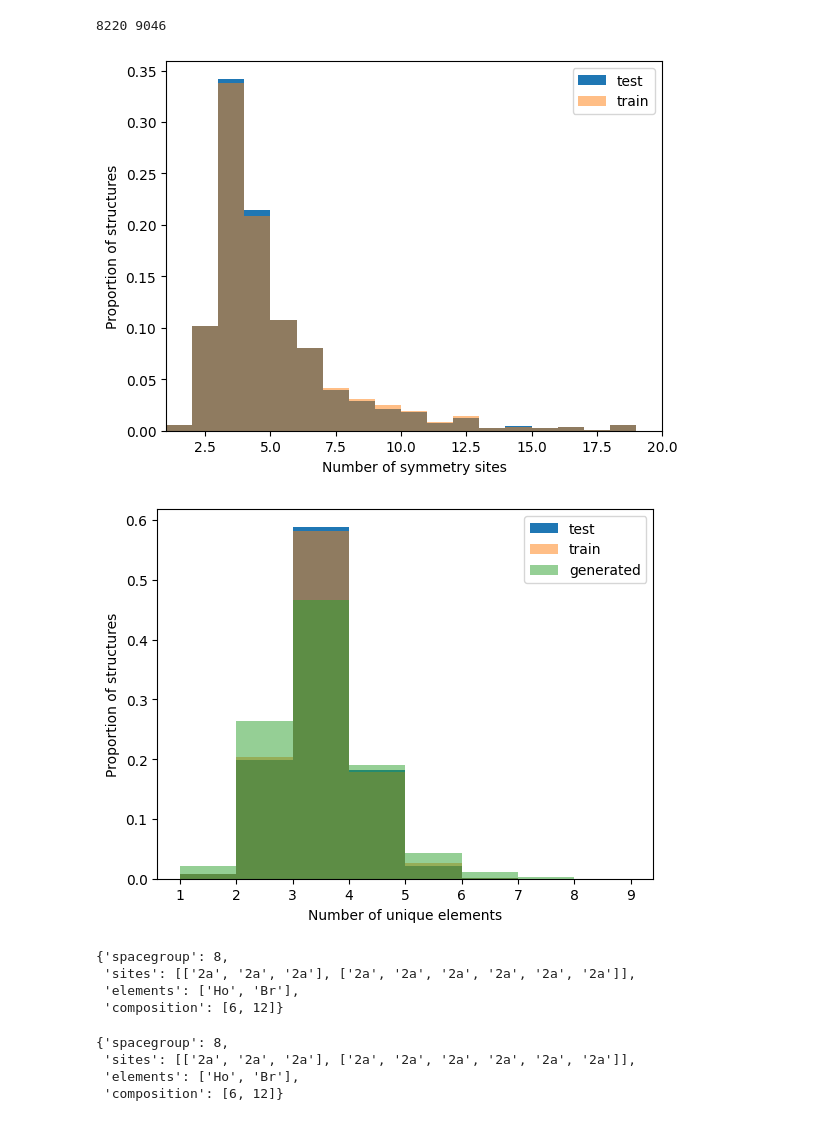
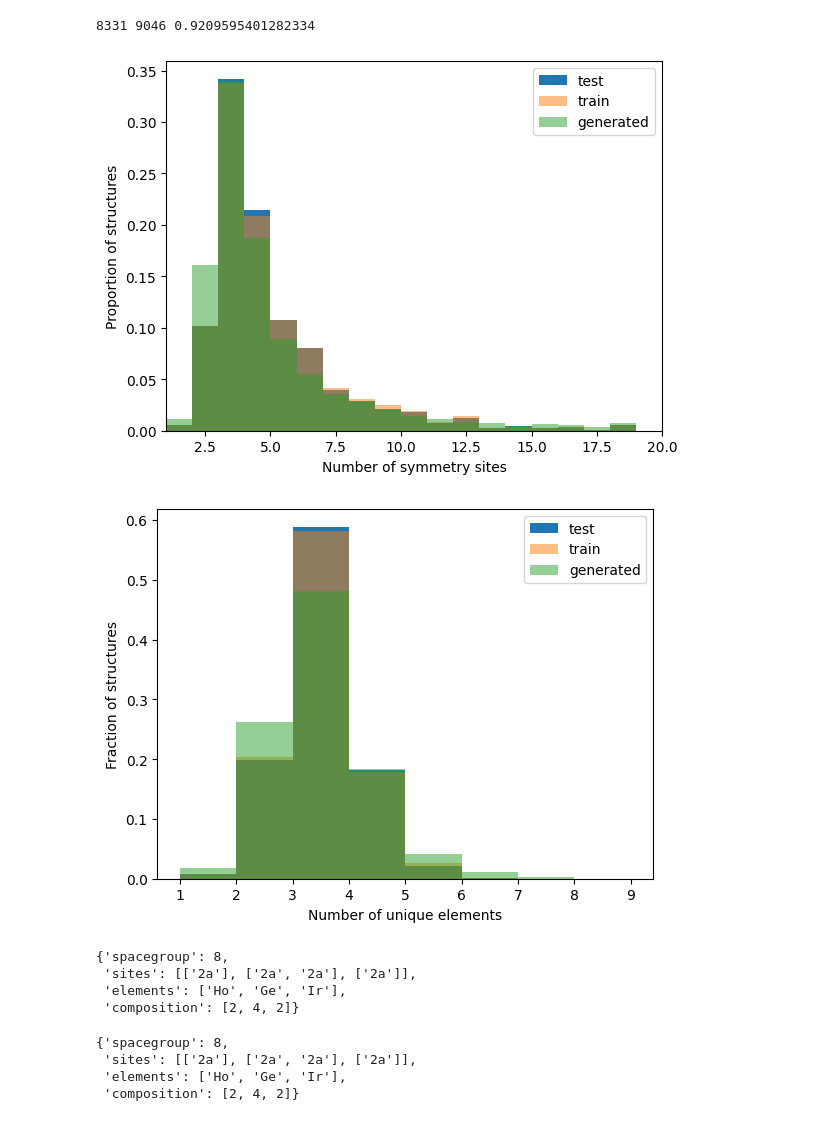
Before and after one commit to kedhip/WyckoffTransformer, a Jupyter notebook: Calibrate.ipynb, the cells around one changed output. Cells and saved outputs as stored; diff of their text form; code cells hidden in the pictures.

```diff
--- a/Calibrate.ipynb
+++ b/Calibrate.ipynb
@@ -23,6 +23,6 @@ model = WyckoffTransformerModel(
     d_hid=d_hid,
     nlayers=nlayers,
     dropout=dropout).to(device)
-model.load_state_dict(torch.load('checkpoints/2024-03-04_22-21-57/best_model_params.pt'))
+model.load_state_dict(torch.load('checkpoints/2024-04-09_15-59-59/best_model_params.pt'))
 model.eval()
 # %% [output]
@@ -35,10 +49,12 @@ from torch import nn
 
 class CalibrateFromLogits(nn.Module):
     def __init__(
-        self, lr:float=0.1, max_iter:int=100, device:str='cpu'):
+        self, lr:float=0.1, max_iter:int=100, n_steps:int=10,
+        device:str='cpu'):
         super().__init__()
         self.lr = lr
         self.max_iter = max_iter
+        self.n_steps = n_steps
         self.device = device
         self.temperature = nn.Parameter(torch.ones(1, device=device), requires_grad=True)
         self.optimizer = optim.LBFGS([self.temperature], lr=lr, max_iter=max_iter)
@@ -55,7 +71,8 @@ class CalibrateFromLogits(nn.Module):
             loss = self.criterion(scaled_predictions, targets)
             loss.backward()
             return loss
-        self.optimizer.step(calib_eval)
+        for i in range(self.n_steps):
+            self.optimizer.step(calib_eval)
         return self
 # %%
 from wyckoff_transformer import get_batches
@@ -176,22 +198,22 @@ WARNING:root:{'spacegroup': 37, 'sites': ['1', 'mm2'], 'elements': [Element Li,
 WARNING:root:defaultdict(<function <lambda> at 0x...>, {Element Li: [8, ['8d']]})
 # %%
-print(len(valid_structures), len(generated_structuers))
+print(len(valid_structures), len(generated_structuers), len(valid_structures) / len(generated_structuers))
 # %% [output]
-8220 9046
+8331 9046 0.9209595401282334
 # %%
 import numpy as np
 import matplotlib.pyplot as plt
 fig, ax = plt.subplots()
 x = np.arange(1, max_len - 1)
 ax.hist(datasets_pd['test'].symmetry_sites.map(len), label="test", density=True, bins=x)
 ax.hist(datasets_pd['train'].symmetry_sites.map(len), label="train", density=True, alpha=0.5, bins=x)
-#ax.hist(list(map(lambda s: len(s["elements"]), valid_structures)), label="generated", density=True, alpha=0.5, bins=x)
+ax.hist(list(map(lambda s: sum(map(len, s['sites'])), valid_structures)), label="generated", density=True, alpha=0.5, bins=x)
 ax.set_xlabel("Number of symmetry sites")
 ax.set_ylabel("Proportion of structures")
 ax.legend()
 ax.set_xlim(1, max_len - 1);
 # %% [output]
-[figure, old version]
+[figure, new version]
 # %%
 def count_elements(record):
     return len(set(record["elements"]))
@@ -203,17 +225,17 @@ ax.hist(datasets_pd['test'].apply(count_elements_pd, axis=1), label="test", dens
 ax.hist(datasets_pd['train'].apply(count_elements_pd, axis=1), label="train", density=True, alpha=0.5, bins=bins)
 ax.hist(list(map(count_elements, valid_structures)), label="generated", density=True, alpha=0.5, bins=bins)
 ax.set_xlabel("Number of unique elements")
-ax.set_ylabel("Proportion of structures")
+ax.set_ylabel("Fraction of structures")
 ax.legend();
 # %% [output]
-[figure, old version]
+[figure, new version]
 # %%
 valid_structures[4]
 # %% [output]
 {'spacegroup': 8,
- 'sites': [['2a', '2a', '2a'], ['2a', '2a', '2a', '2a', '2a', '2a']],
- 'elements': ['Ho', 'Br'],
- 'composition': [6, 12]}
+ 'sites': [['2a'], ['2a', '2a'], ['2a']],
+ 'elements': ['Ho', 'Ge', 'Ir'],
+ 'composition': [2, 4, 2]}
 # %%
 import pyxtal
 example = valid_structures[4]
@@ -224,9 +246,9 @@ generator.from_random(3, group=example["spacegroup"], species=example["elements"
 example
 # %% [output]
 {'spacegroup': 8,
- 'sites': [['2a', '2a', '2a'], ['2a', '2a', '2a', '2a', '2a', '2a']],
- 'elements': ['Ho', 'Br'],
- 'composition': [6, 12]}
+ 'sites': [['2a'], ['2a', '2a'], ['2a']],
+ 'elements': ['Ho', 'Ge', 'Ir'],
+ 'composition': [2, 4, 2]}
 # %%
 ase_struct = generator.to_ase()
 import ase.visualize
```
Also changed, not shown: parts of 4 cells of this notebook, 3 other files.
